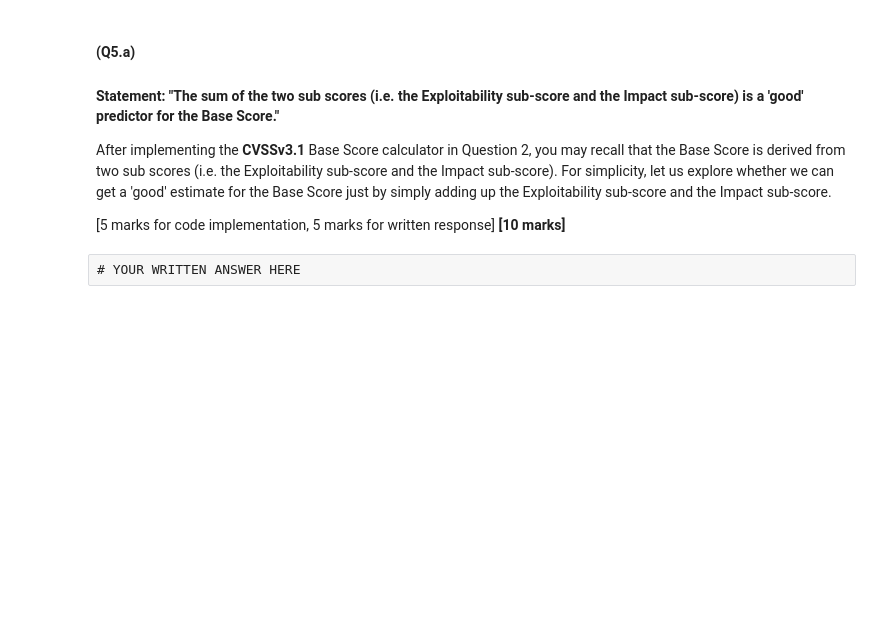
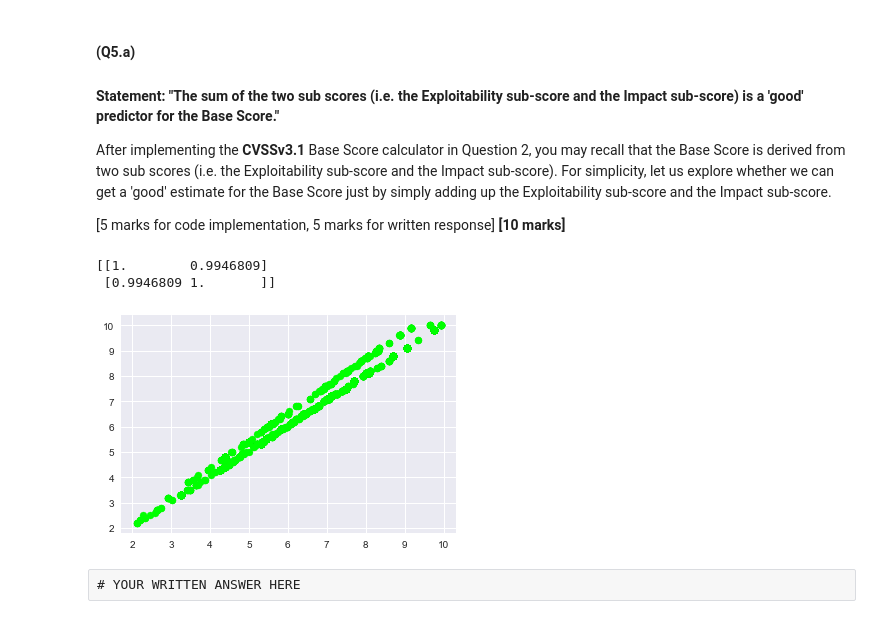
Before and after one commit to kylifish0100/comp2420_assignment1, a Jupyter notebook: Assignment_1_2022.ipynb, the cells around one changed output. Drawn from its saved outputs; the diff is of its cells as text; code cells hidden in the pictures; blank space fills up the shorter version.

```diff
--- a/Assignment_1_2022.ipynb
+++ b/Assignment_1_2022.ipynb
@@ -538,8 +554,16 @@ After implementing the **CVSSv3.1** Base Score calculator in Question 2, you may
 <span style= 'float: right;'><b>[10 marks]</b></span>
 # %%
 # YOUR CODE HERE
-
+sum_EnI = cvss_dataset.v3_exploitabilityScore + cvss_dataset.v3_impactScore
+corrcoef = np.corrcoef(sum_EnI, cvss_dataset.v3_baseScore)
+print(corrcoef)
+plt.scatter(sum_EnI,cvss_dataset.v3_baseScore, color='lime')
+plt.show()
 # (ADD ANY ADDITIONAL CELLS AS REQUIRED)
+# %% [output]
+[[1.        0.9946809]
+ [0.9946809 1.       ]]
+[figure, added]
 # %% [raw]
 # YOUR WRITTEN ANSWER HERE
 # %% [markdown]
```
Also changed, not shown: parts of 10 cells of this notebook, 1 other file.
